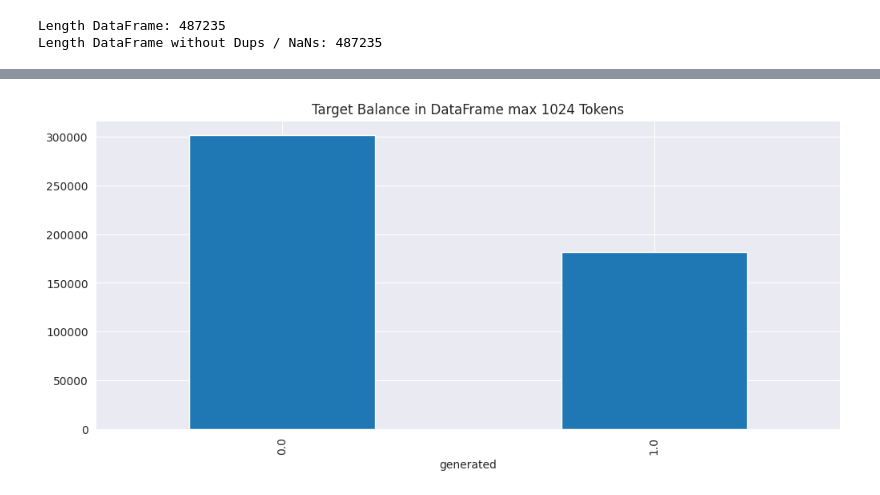
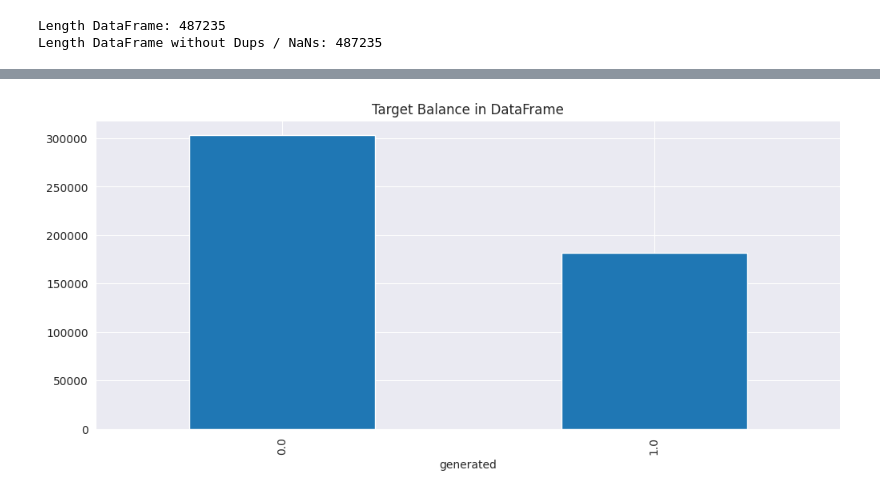
Before and after one commit to niels-2005/AI_or_Human_NLP, a Jupyter notebook: data_preprocessing.ipynb, the cells around one changed output, grey strips where cells are left out. Drawn from its saved outputs; the diff is of its cells as text; code cells hidden in the pictures.

```diff
--- a/data_preprocessing.ipynb
+++ b/data_preprocessing.ipynb
@@ -115,5 +96,0 @@ for text in tqdm(df["text_clean"].values):
-# %%
-# new column for token counts
-
-df["token_count"] = token_len
-df.head()
@@ -127,6 +97,6 @@ df.head()
 # %%
 # sort values by token_count (most on top)
 
-df = df.sort_values(by="token_count", ascending=False)
+df = df.sort_values(by="word_count", ascending=False)
 df.head()
 # %% [output]
@@ -161,0 +148,4 @@ df.describe()
+# %%
+# the first 2500 rows has a range from 1668 - 1025, we will balance a bit, so max word_count is 1024
+df = df[df["word_count"] < 1025]
+df.head()
@@ -180,5 +176,5 @@ df.tail(100)
 # %%
-# drop the last 100 entries, so word, token count > 50
-df = df.iloc[:-100]
+# only texts with word count > 39
+df = df[df["word_count"] > 39]
 df.tail()
 # %% [output]
@@ -261,8 +187,13 @@ plt.show()
 # %%
-# plot target value counts 1024 Tokens DataFrame
-df_token_1024["generated"].value_counts().plot(
-    kind="bar", figsize=(12, 5), title="Target Balance in DataFrame max 1024 Tokens"
+import matplotlib.pyplot as plt
+import seaborn as sns
+
+sns.set_style("darkgrid")
+
+# plot target value counts from DataFrame
+df["generated"].value_counts().plot(
+    kind="bar", figsize=(12, 5), title="Target Balance in DataFrame"
 )
 plt.show()
 # %% [output]
-[figure, old version]
+[figure, new version]
```
Also changed, not shown: parts of 31 cells of this notebook, 5 other files.
